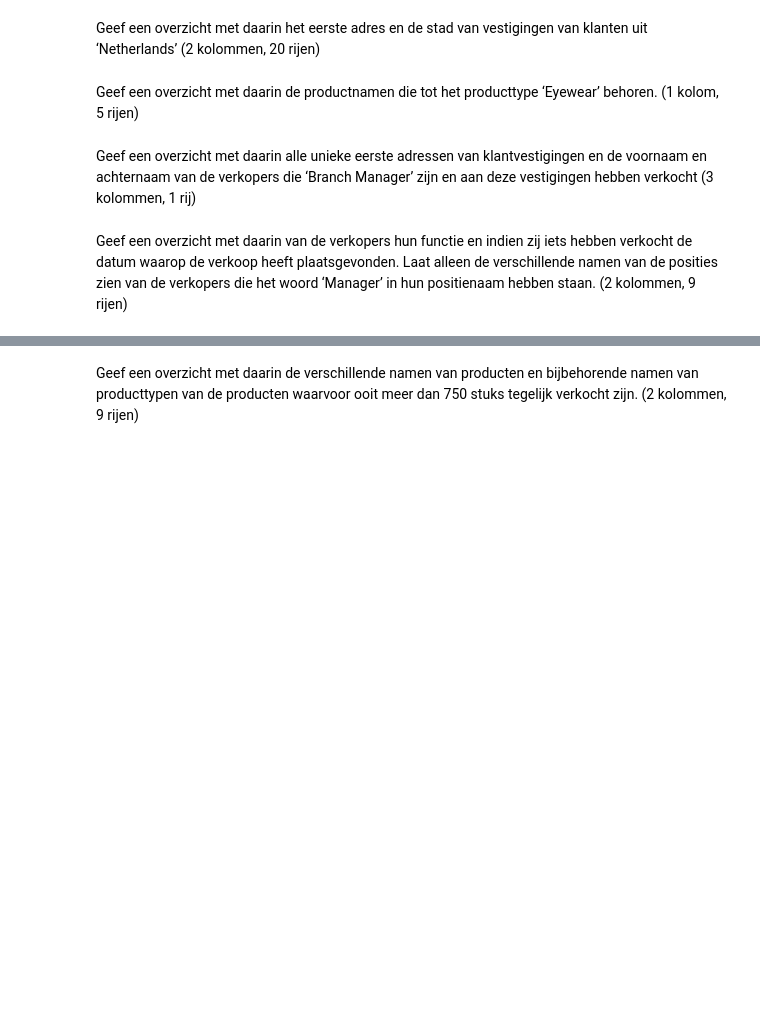
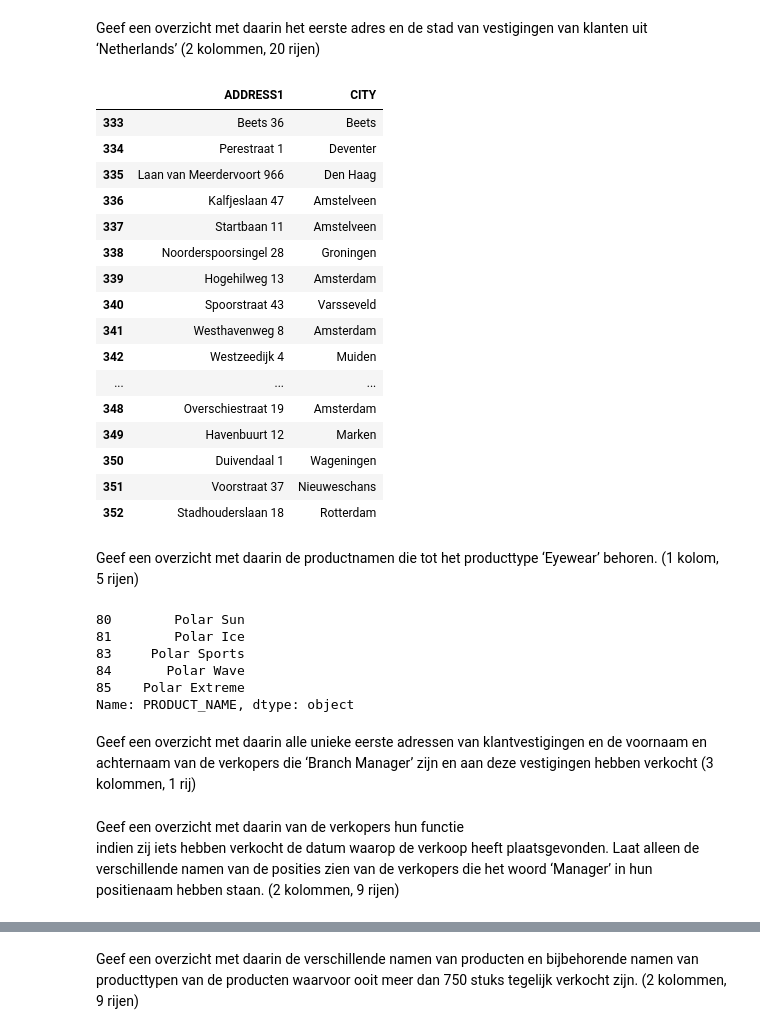
Before and after one commit to advanced03/DEDS, a Jupyter notebook: Practicum_2.3_Opdrachten.ipynb, the cells around one changed output, grey strips where cells are left out. Cells and saved outputs as stored; diff of their text form; code cells hidden in the pictures; blank space fills up the shorter version.

```diff
--- a/Practicum_2.3_Opdrachten.ipynb
+++ b/Practicum_2.3_Opdrachten.ipynb
@@ -68,2 +165,7 @@ Geef een overzicht met daarin het eerste adres en de stad van verkoopafdelingen
 # %% [markdown]
 Geef een overzicht met daarin de landen waar met dollars (dollars of new dollar) wordt betaald. Sorteer de uitkomst op land. (1 kolom, 4 rijen)
+# %%
+country = pd.read_sql_query('SELECT * from country', con_sales)
+filtered_results = (country["CURRENCY_NAME"] == "dollars") | (country["CURRENCY_NAME"] == "new dollar")
+country_df = pd.DataFrame(country.loc[filtered_results, 'COUNTRY'])
+country_df
@@ -70,2 +178,6 @@ Geef een overzicht met daarin de landen waar met dollars (dollars of new dollar)
 # %% [markdown]
 Geef een overzicht met daarin beide adressen en de stad van vestigingen van klanten waarvan de postcode begint met een ‘D’ (van duitsland). Filter op vestigingen die een tweede adres hebben. (3 kolommen, 2 rijen)
+# %%
+site = pd.read_sql("SELECT * FROM retailer_site", con_sales)
+filtered_branches = (site["POSTAL_ZONE"].str[0] == 'D') & (site["ADDRESS2"].notna())
+site.loc[filtered_branches, ("ADDRESS1", "ADDRESS2", "CITY")]
@@ -94,7 +285,41 @@ Geef een overzicht met daarin per telefoonnummer het aantal medewerkers dat op d
 ## Selecties op meerdere tabellen zonder functies
 # %% [markdown]
 Geef een overzicht met daarin het eerste adres en de stad van vestigingen van klanten uit ‘Netherlands’ (2 kolommen, 20 rijen)
+# %%
+country_site = pd.merge(country, site, left_on = 'COUNTRY_CODE', how = 'left', right_on="COUNTRY_CODE")
+nl_only = country_site["COUNTRY"] == 'Netherlands'
+country_site.loc[nl_only, ("ADDRESS1", "CITY")]
+# %% [output]
+|  | ADDRESS1 | CITY |
+| 333 | Beets 36 | Beets |
+| 334 | Perestraat 1 | Deventer |
+| 335 | Laan van Meerdervoort 966 | Den Haag |
+| 336 | Kalfjeslaan 47 | Amstelveen |
+| 337 | Startbaan 11 | Amstelveen |
+| 338 | Noorderspoorsingel 28 | Groningen |
+| 339 | Hogehilweg 13 | Amsterdam |
+| 340 | Spoorstraat 43 | Varsseveld |
+| 341 | Westhavenweg 8 | Amsterdam |
+| 342 | Westzeedijk 4 | Muiden |
+| ... | ... | ... |
+| 348 | Overschiestraat 19 | Amsterdam |
+| 349 | Havenbuurt 12 | Marken |
+| 350 | Duivendaal 1 | Wageningen |
+| 351 | Voorstraat 37 | Nieuweschans |
+| 352 | Stadhouderslaan 18 | Rotterdam |
 # %% [markdown]
 Geef een overzicht met daarin de productnamen die tot het producttype ‘Eyewear’ behoren. (1 kolom, 5 rijen)
+# %%
+prod_type = pd.read_sql("SELECT * FROM product_type", con_sales)
+prodtype_product = pd.merge(product, prod_type, left_on = "PRODUCT_TYPE_CODE", how = "left", right_on="PRODUCT_TYPE_CODE")
+eyewear = prodtype_product["PRODUCT_TYPE_EN"] == "Eyewear"
+prodtype_product.loc[eyewear, "PRODUCT_NAME"]
+# %% [output]
+80        Polar Sun
+81        Polar Ice
+83     Polar Sports
+84       Polar Wave
+85    Polar Extreme
+Name: PRODUCT_NAME, dtype: object
 # %% [markdown]
 Geef een overzicht met daarin alle unieke eerste adressen van klantvestigingen en de voornaam en achternaam van de verkopers die ‘Branch Manager’ zijn en aan deze vestigingen hebben verkocht (3 kolommen, 1 rij)
@@ -101,2 +328,3 @@ Geef een overzicht met daarin alle unieke eerste adressen van klantvestigingen e
 # %% [markdown]
-Geef een overzicht met daarin van de verkopers hun functie en indien zij iets hebben verkocht de datum waarop de verkoop heeft plaatsgevonden. Laat alleen de verschillende namen van de posities zien van de verkopers die het woord ‘Manager’ in hun positienaam hebben staan. (2 kolommen, 9 rijen)
+Geef een overzicht met daarin van de verkopers hun functie
+indien zij iets hebben verkocht de datum waarop de verkoop heeft plaatsgevonden. Laat alleen de verschillende namen van de posities zien van de verkopers die het woord ‘Manager’ in hun positienaam hebben staan. (2 kolommen, 9 rijen)
```
Also changed, not shown: parts of 23 cells of this notebook.
